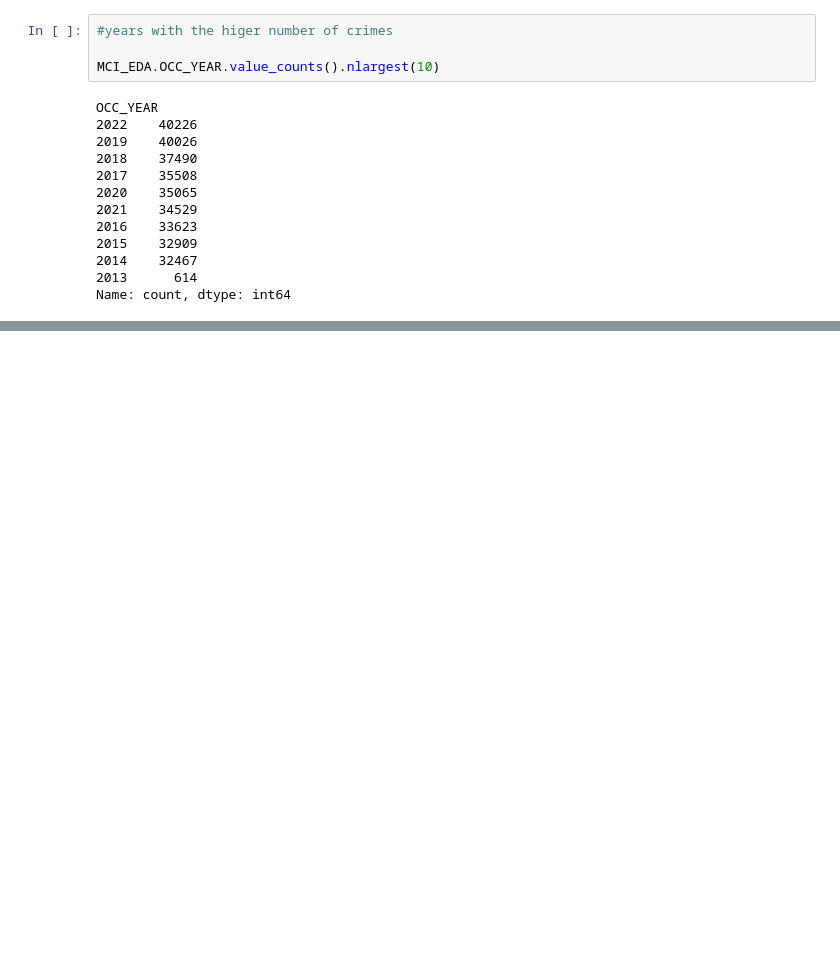
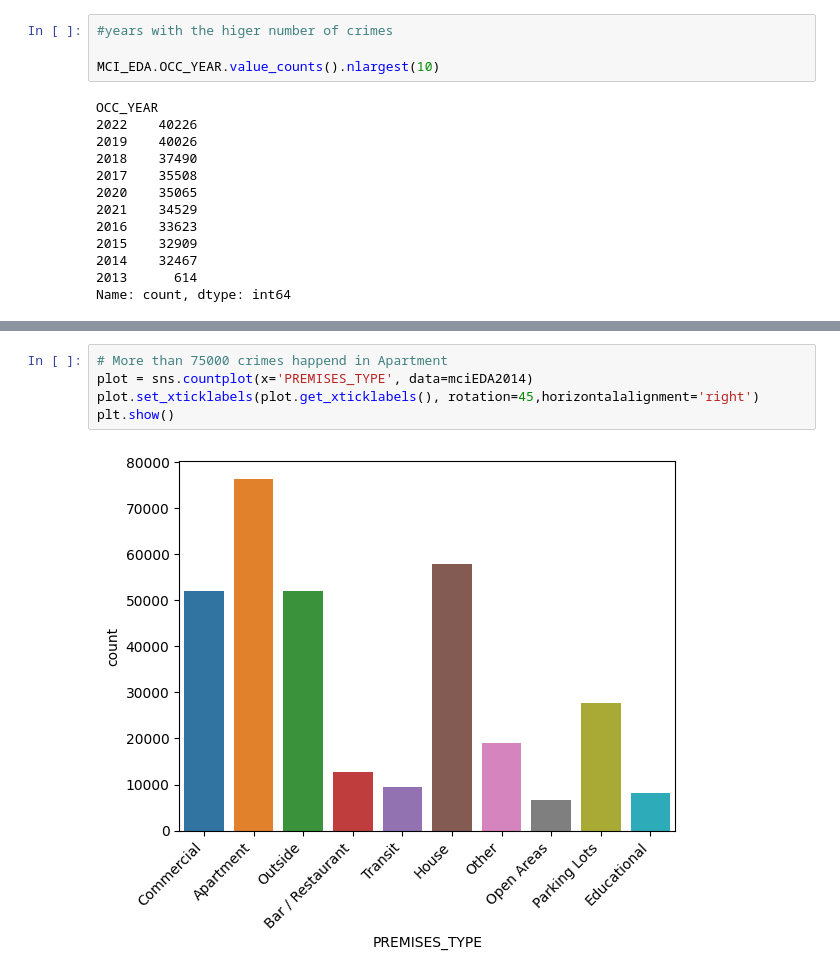
Before and after one commit to yflax/Midterm-Project, a Jupyter notebook: MCIEDA.ipynb, the cells around one changed output, grey strips where cells are left out. Saved outputs shown, nothing was run; the diff lists cells and outputs as text; blank space fills up the shorter version.

```diff
--- a/MCIEDA.ipynb
+++ b/MCIEDA.ipynb
@@ -501,0 +163,7 @@ KeyboardInterrupt:
+# %%
+# More than 75000 crimes happend in Apartment
+plot = sns.countplot(x='PREMISES_TYPE', data=mciEDA2014)
+plot.set_xticklabels(plot.get_xticklabels(), rotation=45,horizontalalignment='right')
+plt.show()
+# %% [output]
+[figure, added]
```
Also changed, not shown: parts of 65 cells of this notebook.
